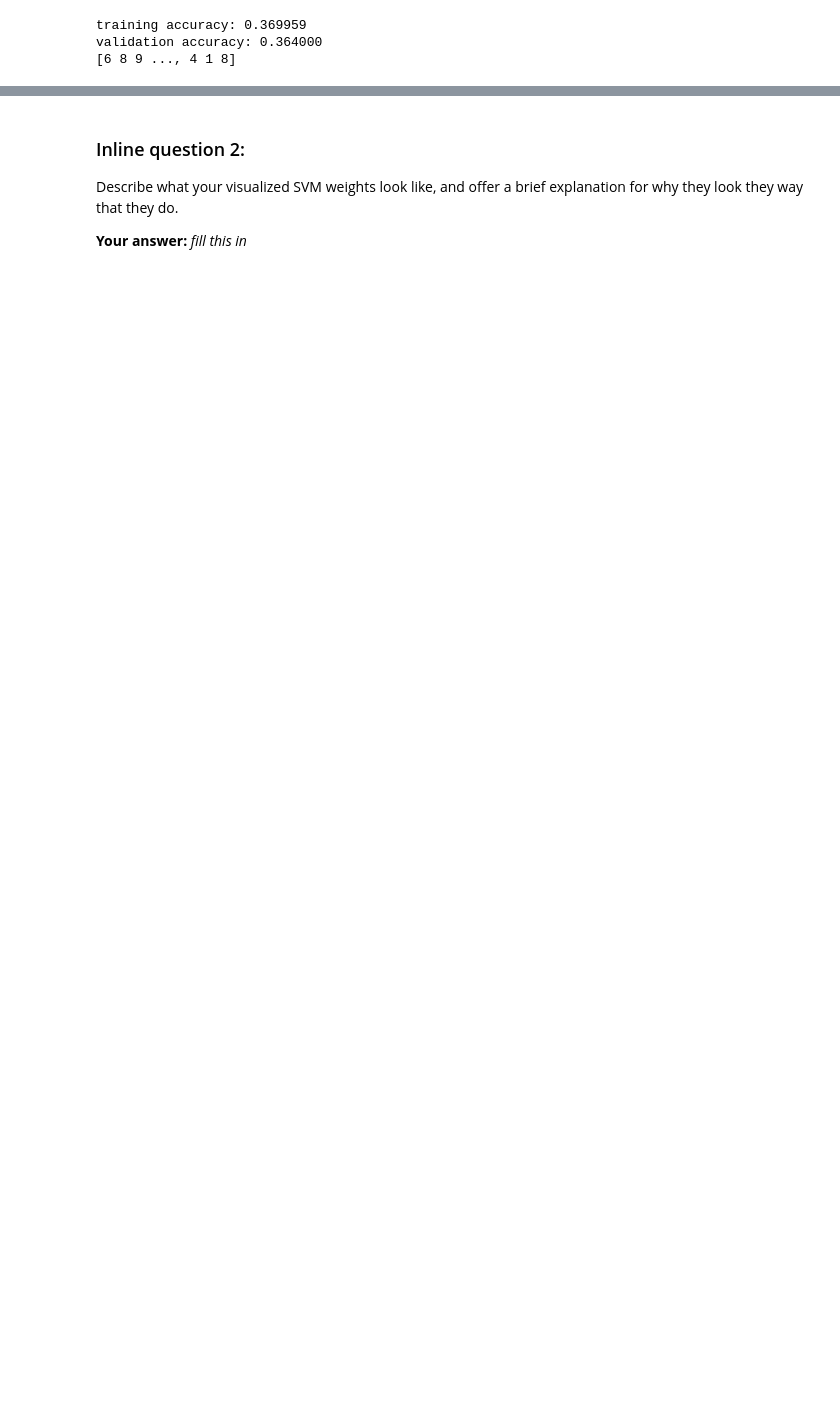
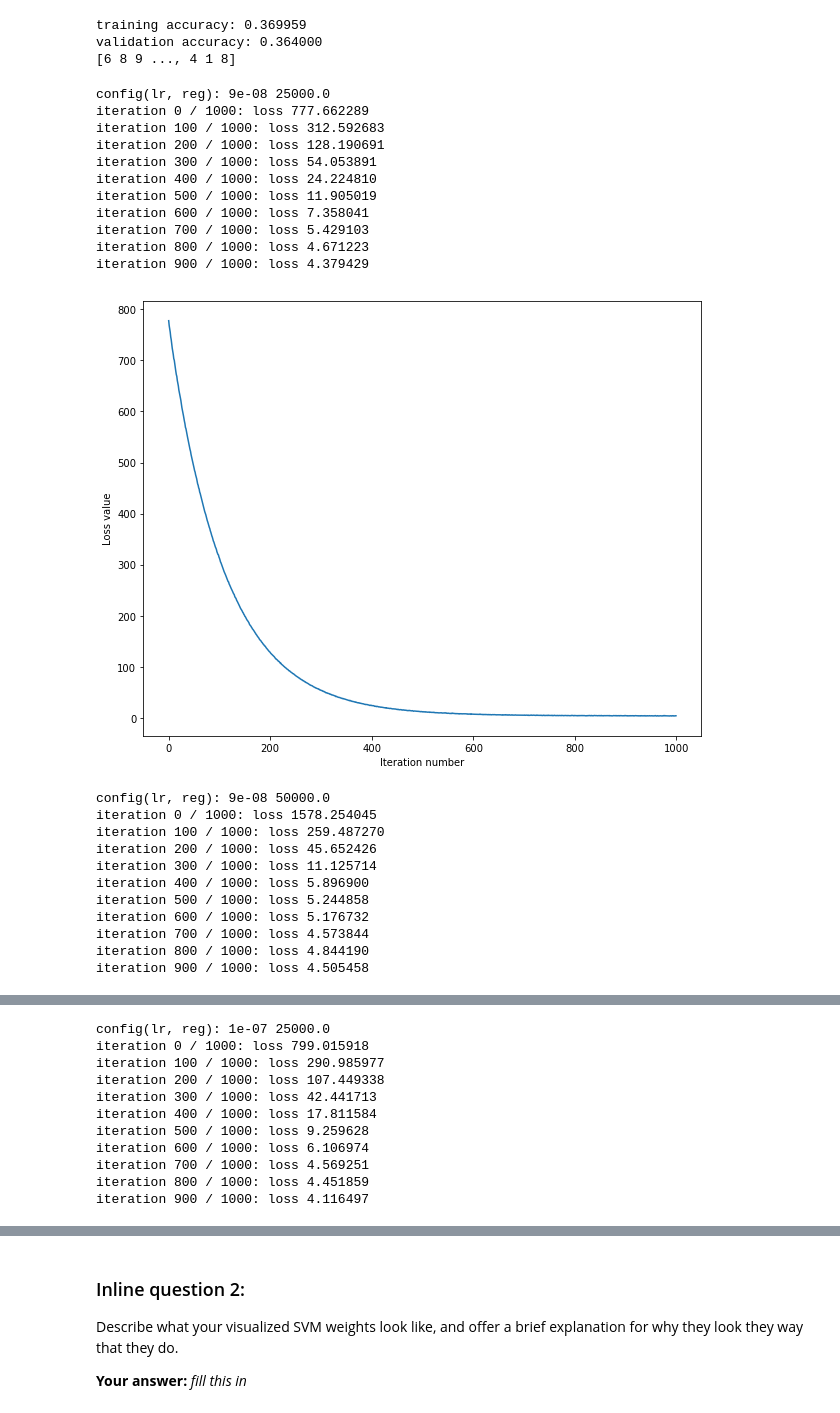
Before and after one commit to dragonbook/cs231n-assignments, a Jupyter notebook: assignment1/svm.ipynb, the cells around one changed output, grey strips where cells are left out. Saved outputs shown, nothing was run; the diff lists cells and outputs as text; code cells hidden in the pictures; blank space fills up the shorter version.

```diff
--- a/assignment1/svm.ipynb
+++ b/assignment1/svm.ipynb
@@ -329,40 +334,89 @@ validation accuracy: 0.364000
 # learning rate). You should experiment with different ranges for the learning
 # rates and regularization strengths; if you are careful you should be able to
 # get a classification accuracy of about 0.4 on the validation set.
-learning_rates = [1e-7, 5e-5]
+learning_rates = [9e-8, 1e-7]
 regularization_strengths = [2.5e4, 5e4]
 
 # results is dictionary mapping tuples of the form
 # (learning_rate, regularization_strength) to tuples of the form
 # (training_accuracy, validation_accuracy). The accuracy is simply the fraction
 # of data points that are correctly classified.
 results = {}
 best_val = -1   # The highest validation accuracy that we have seen so far.
 best_svm = None # The LinearSVM object that achieved the highest validation rate.
 
 ################################################################################
 # TODO:                                                                        #
 # Write code that chooses the best hyperparameters by tuning on the validation #
 # set. For each combination of hyperparameters, train a linear SVM on the      #
 # training set, compute its accuracy on the training and validation sets, and  #
 # store these numbers in the results dictionary. In addition, store the best   #
 # validation accuracy in best_val and the LinearSVM object that achieves this  #
 # accuracy in best_svm.                                                        #
 #                                                                              #
 # Hint: You should use a small value for num_iters as you develop your         #
 # validation code so that the SVMs don't take much time to train; once you are #
 # confident that your validation code works, you should rerun the validation   #
 # code with a larger value for num_iters.                                      #
 ################################################################################
-pass
+#pass
+for lr in learning_rates:
+    for reg in regularization_strengths:
+        print('config(lr, reg):', lr, reg)
+
+        svm = LinearSVM()
+        loss_hist = svm.train(X_val, y_val, learning_rate=lr, reg=reg,
+                              num_iters=1000, verbose=True)
+
+        plt.plot(loss_hist)
+        plt.xlabel('Iteration number')
+        plt.ylabel('Loss value')
+        plt.show()
+
+        train_accuracy = np.mean(svm.predict(X_train) == y_train)
+        val_accuracy = np.mean(svm.predict(X_val) == y_val)
+
+        if val_accuracy > best_val:
+            best_val = val_accuracy
+            best_svm = svm
+
+        #results[(lr, reg)] = (train_accuracy, val_accuracy, loss_hist[-1])
+        results[(lr, reg)] = (train_accuracy, val_accuracy, loss_hist[-1])
+
 ################################################################################
 #                              END OF YOUR CODE                                #
 ################################################################################
 
 # Print out results.
 for lr, reg in sorted(results):
-    train_accuracy, val_accuracy = results[(lr, reg)]
-    print('lr %e reg %e train accuracy: %f val accuracy: %f' % (
-                lr, reg, train_accuracy, val_accuracy))
+    train_accuracy, val_accuracy, final_loss = results[(lr, reg)]
+    #print('lr %e reg %e train accuracy: %f val accuracy: %f final loss: %f' % (
+                #lr, reg, train_accuracy, val_accuracy, final_loss))
+    print('lr %e reg %e train accuracy: %f val accuracy: %f final loss: %f' % (
+                 lr, reg, train_accuracy, val_accuracy, final_loss))
 
 print('best validation accuracy achieved during cross-validation: %f' % best_val)
+# %% [output]
+config(lr, reg): 9e-08 25000.0
+iteration 0 / 1000: loss 777.662289
+iteration 100 / 1000: loss 312.592683
+iteration 200 / 1000: loss 128.190691
+iteration 300 / 1000: loss 54.053891
+iteration 400 / 1000: loss 24.224810
+iteration 500 / 1000: loss 11.905019
+iteration 600 / 1000: loss 7.358041
+iteration 700 / 1000: loss 5.429103
+iteration 800 / 1000: loss 4.671223
+iteration 900 / 1000: loss 4.379429
+[figure, added]
+config(lr, reg): 9e-08 50000.0
+iteration 0 / 1000: loss 1578.254045
+iteration 100 / 1000: loss 259.487270
+iteration 200 / 1000: loss 45.652426
+iteration 300 / 1000: loss 11.125714
+iteration 400 / 1000: loss 5.896900
+iteration 500 / 1000: loss 5.244858
+iteration 600 / 1000: loss 5.176732
+iteration 700 / 1000: loss 4.573844
+iteration 800 / 1000: loss 4.844190
+iteration 900 / 1000: loss 4.505458
@@ -368,0 +424,11 @@ print('best validation accuracy achieved during cross-validation: %f' % best_val
+config(lr, reg): 1e-07 25000.0
+iteration 0 / 1000: loss 799.015918
+iteration 100 / 1000: loss 290.985977
+iteration 200 / 1000: loss 107.449338
+iteration 300 / 1000: loss 42.441713
+iteration 400 / 1000: loss 17.811584
+iteration 500 / 1000: loss 9.259628
+iteration 600 / 1000: loss 6.106974
+iteration 700 / 1000: loss 4.569251
+iteration 800 / 1000: loss 4.451859
+iteration 900 / 1000: loss 4.116497
```
Also changed, not shown: parts of 11 cells of this notebook.
